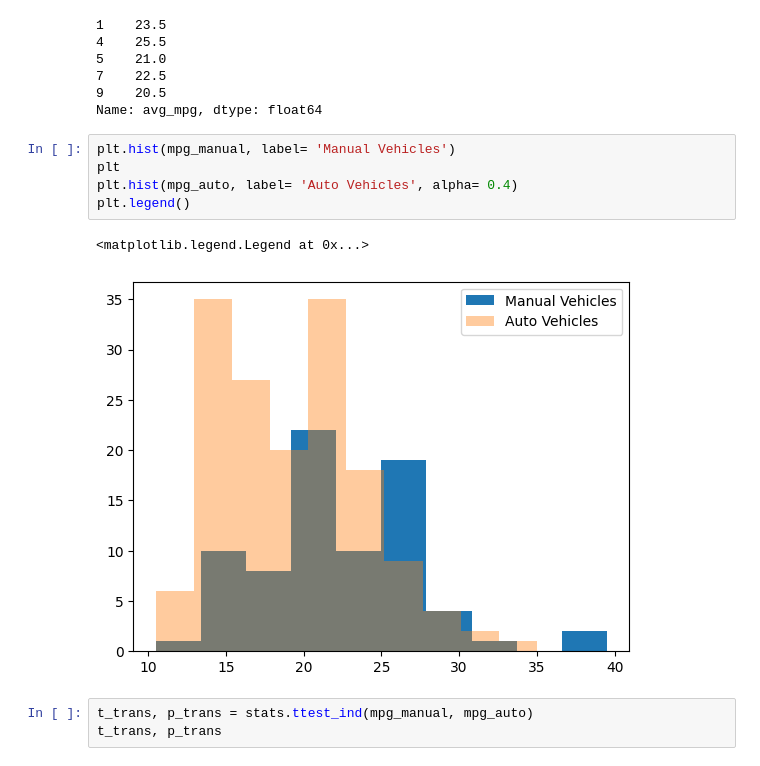
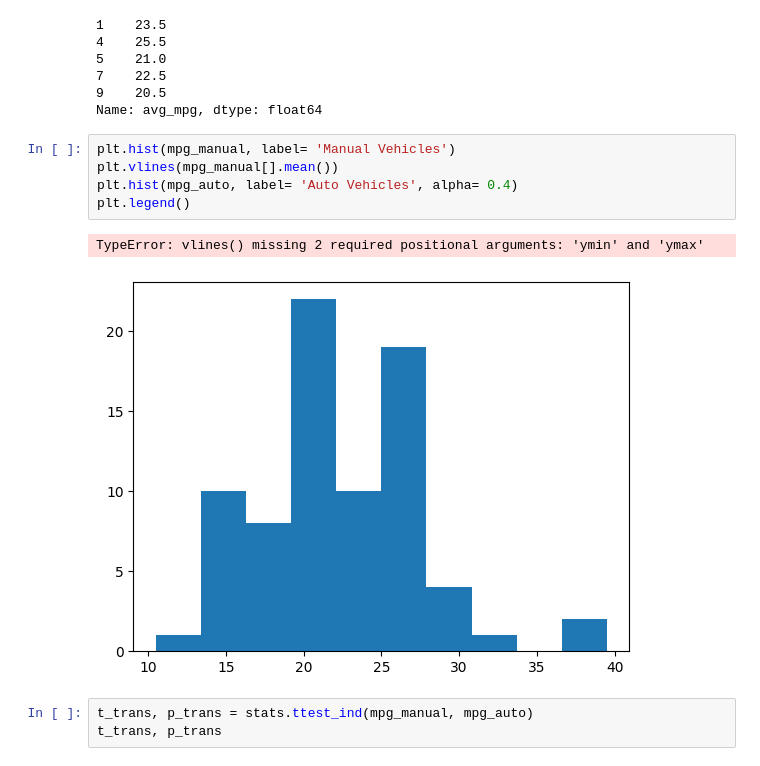
Before and after one commit to Jonathan-Garcia1/statistics-exercises, a Jupyter notebook: hypothesis_testing.ipynb, the cells around one changed output. Drawn from its saved outputs; the diff is of its cells as text.

```diff
--- a/hypothesis_testing.ipynb
+++ b/hypothesis_testing.ipynb
@@ -824,12 +824,12 @@ mpg_auto.head()
 Name: avg_mpg, dtype: float64
 # %%
 plt.hist(mpg_manual, label= 'Manual Vehicles')
-plt
+plt.vlines(mpg_manual[].mean())
 plt.hist(mpg_auto, label= 'Auto Vehicles', alpha= 0.4)
 plt.legend()
 # %% [output]
-<matplotlib.legend.Legend at 0x...>
+TypeError: vlines() missing 2 required positional arguments: 'ymin' and 'ymax'
-[figure, old version]
+[figure, new version]
 # %%
 t_trans, p_trans = stats.ttest_ind(mpg_manual, mpg_auto)
 t_trans, p_trans
```
Also changed, not shown: parts of 3 cells of this notebook, 1 other file.
